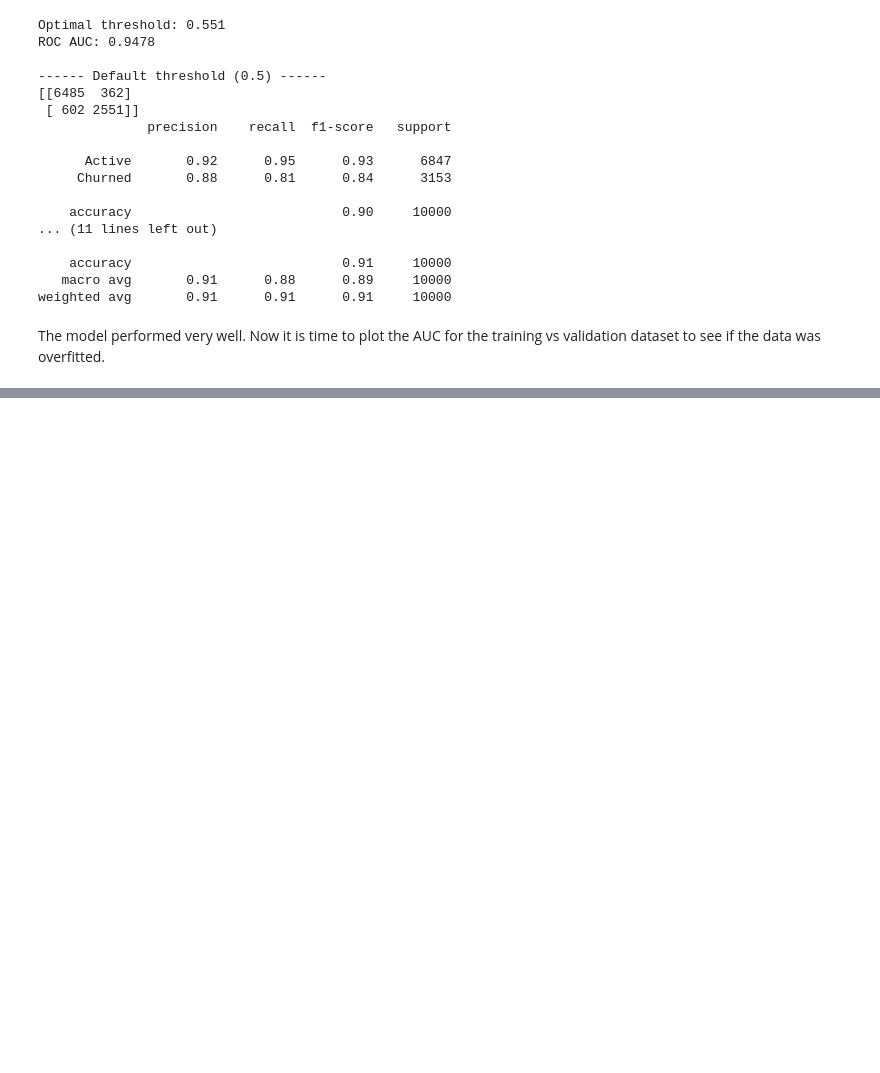
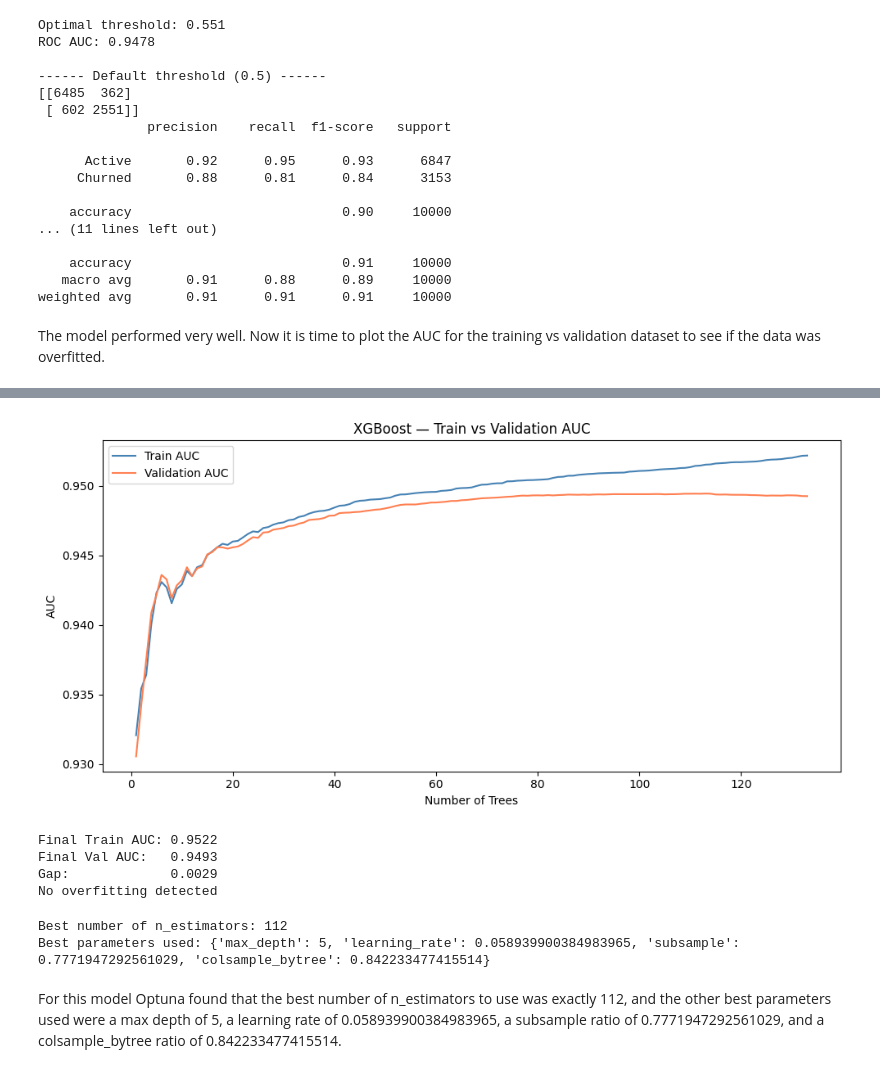
Before and after one commit to Parmnoor/ML-Practice, a Jupyter notebook: Projects-and-Practice/gym_churn_project/XGBoost_Gym_Churn.ipynb, the cells around one changed output, grey strips where cells are left out. Cells and saved outputs as stored; diff of their text form; code cells hidden in the pictures; blank space fills up the shorter version.

```diff
--- a/Projects-and-Practice/gym_churn_project/XGBoost_Gym_Churn.ipynb
+++ b/Projects-and-Practice/gym_churn_project/XGBoost_Gym_Churn.ipynb
@@ -307,0 +462,43 @@ The model performed very well. Now it is time to plot the AUC for the training v
+# %%
+train_auc = evals_result['validation_0']['auc']
+val_auc   = evals_result['validation_1']['auc']
+epochs    = range(1, len(train_auc) + 1)
+
+plt.figure(figsize=(10, 5))
+plt.plot(epochs, train_auc, label='Train AUC',      color='steelblue')
+plt.plot(epochs, val_auc,   label='Validation AUC', color='coral')
+plt.xlabel('Number of Trees')
+plt.ylabel('AUC')
+plt.title('XGBoost — Train vs Validation AUC')
+plt.legend()
+plt.tight_layout()
+plt.show()
+
+final_train_auc = train_auc[-1]
+final_val_auc   = val_auc[-1]
+gap             = final_train_auc - final_val_auc
+
+print(f"Final Train AUC: {final_train_auc:.4f}")
+print(f"Final Val AUC:   {final_val_auc:.4f}")
+print(f"Gap:             {gap:.4f}")
+
+if gap < 0.02:
+    print("No overfitting detected")
+elif gap < 0.05:
+    print("Mild overfitting")
+else:
+    print("Overfitting")
+# %% [output]
+[figure, added]
+Final Train AUC: 0.9522
+Final Val AUC:   0.9493
+Gap:             0.0029
+No overfitting detected
+# %%
+print(f"Best number of n_estimators: {xgb_final.best_iteration}")
+print(f"Best parameters used: {study.best_params}")
+# %% [output]
+Best number of n_estimators: 112
+Best parameters used: {'max_depth': 5, 'learning_rate': 0.058939900384983965, 'subsample': 0.7771947292561029, 'colsample_bytree': 0.842233477415514}
+# %% [markdown]
+For this model Optuna found that the best number of n_estimators to use was exactly 112, and the other best parameters used were a max depth of 5, a learning rate of 0.058939900384983965, a subsample ratio of 0.7771947292561029, and a colsample_bytree ratio of 0.842233477415514.
```
Also changed, not shown: parts of 6 cells of this notebook.
